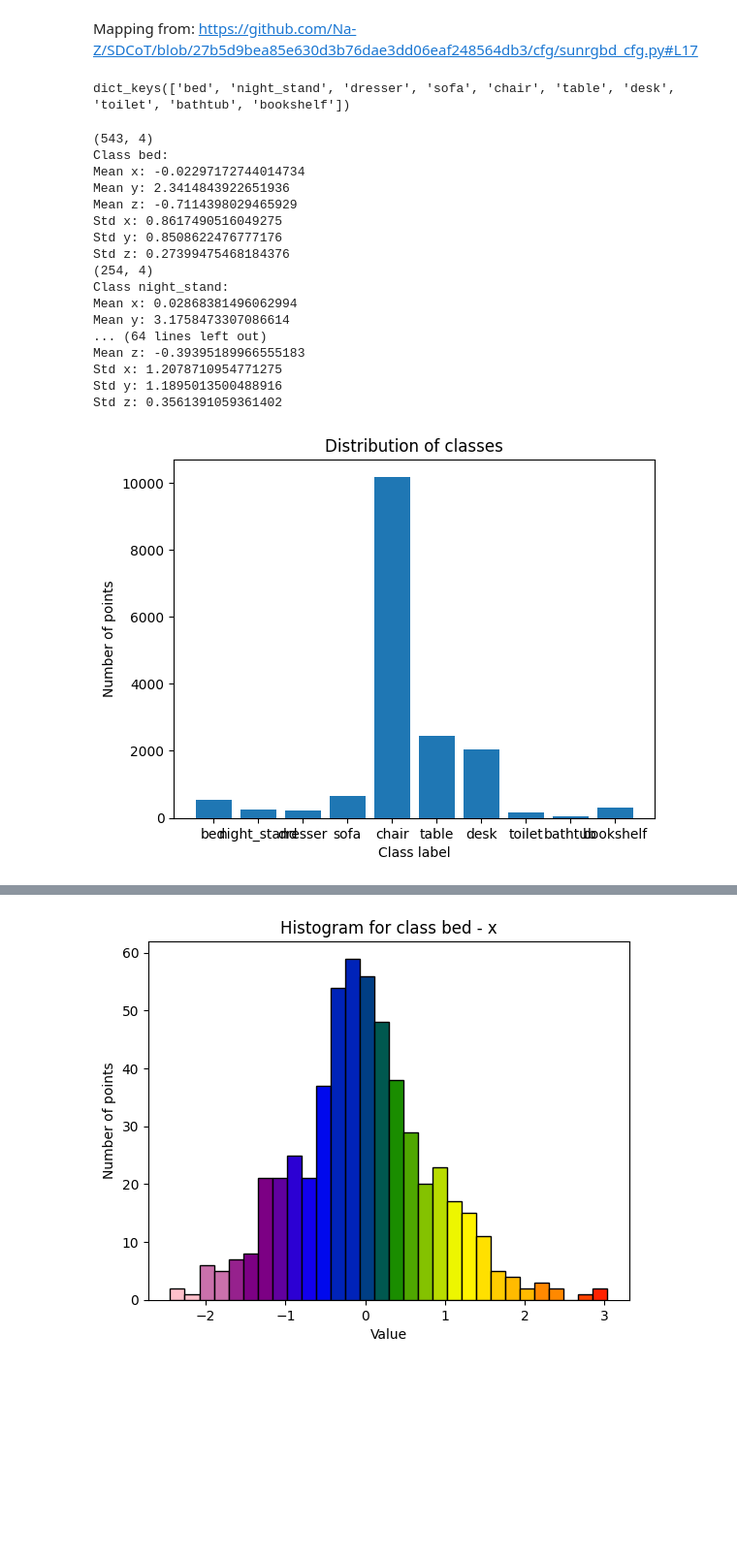
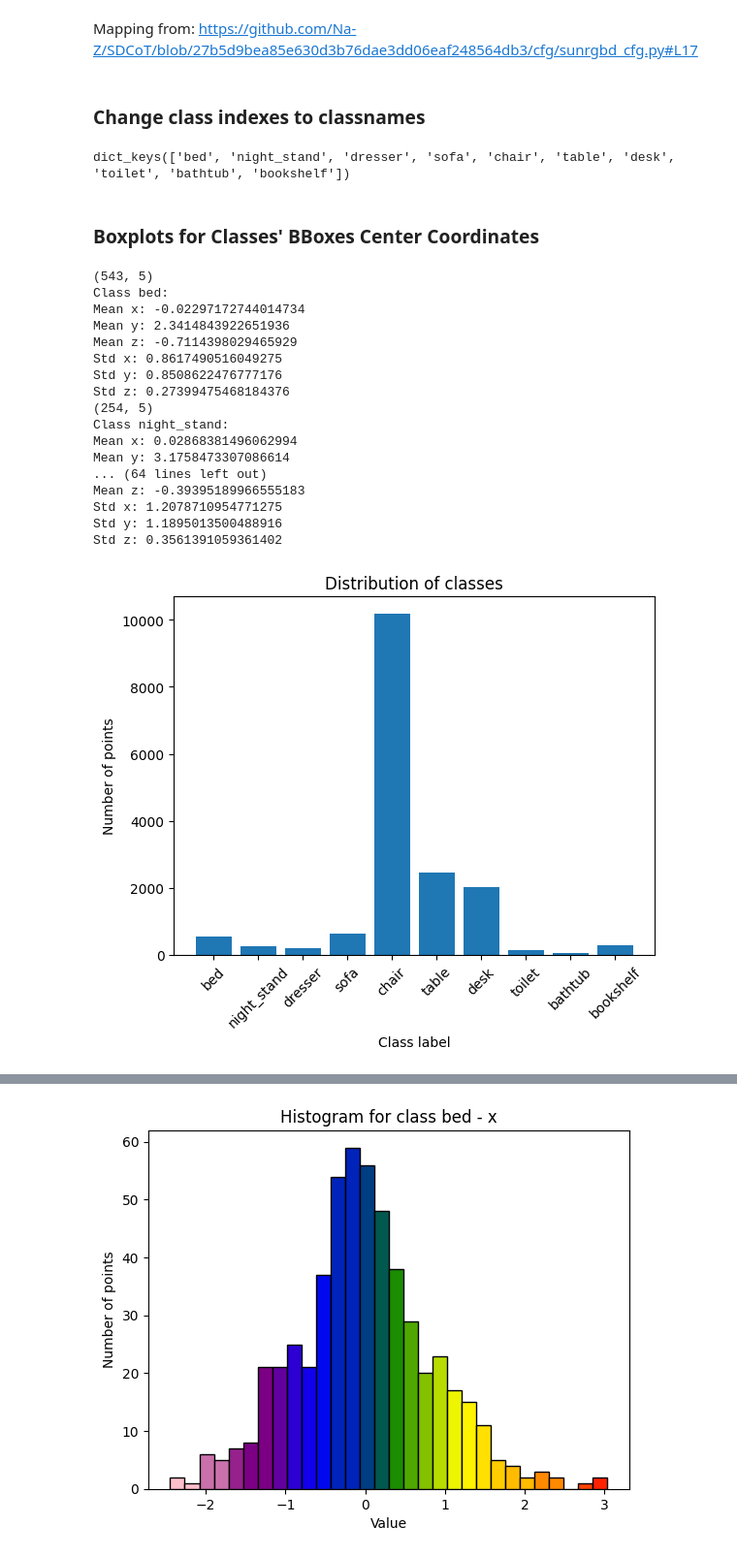
Before and after one commit to ZhiZhangT/3DResearch, a Jupyter notebook: valdata_sunrgb_data_analysis .ipynb, the cells around one changed output, grey strips where cells are left out. Shown at 97% size. Drawn from its saved outputs; the diff is of its cells as text; code cells hidden in the pictures; blank space fills up the shorter version.

```diff
--- a/valdata_sunrgb_data_analysis .ipynb
+++ b/valdata_sunrgb_data_analysis .ipynb
@@ -67,6 +67,7 @@ The six features in each point could represent various data depending on the con
 # %%
 # Import module
 import os
+import numpy as np
 
 # Assign directory
 directory = r"sunrgbd_v1_pc_bbox_50k_val"
@@ -81,19 +82,16 @@ def load_data(directory):
             data = np.load(os.path.join(directory, name))
             # print(f"{name}: shape: ", data.shape)
 
-            if "103" in name:
-                print(name)
-                print(data)
-
             # Iterate through rows of the numpy array
             for row in data:
                 # Get the class label
                 class_label = row[-1]
-                # print(class_label)
+
+                # Include the filename, x, y, z, and class label
                 if class_label in class_dict:
-                    class_dict[class_label].append(np.take(row, [0,1,2,7]))
+                    class_dict[class_label].append(np.concatenate((np.take(row, [0,1,2,7]), [name])))
                 else:
-                    class_dict[class_label] = [np.take(row, [0,1,2,7])]
+                    class_dict[class_label] = [np.concatenate((np.take(row, [0,1,2,7]), [name]))]
 
     return class_dict
 
@@ -101,4 +99,5 @@ class_dict = load_data(directory)
 
 print(class_dict.keys())
 print(len(class_dict.keys()))
+print(class_dict[0][0])
 # %% [output]
@@ -123,6 +108,8 @@ dict_keys([1.0, 6.0, 5.0, 7.0, 3.0, 8.0, 4.0, 9.0, 0.0, 2.0])
 ## Plotting coordinates distributions
 # %% [markdown]
 Mapping from: https://github.com/Na-Z/SDCoT/blob/27b5d9bea85e630d3b76dae3dd06eaf248564db3/cfg/sunrgbd_cfg.py#L17
+# %% [markdown]
+### Change class indexes to classnames
 # %%
 LABELS = ['bathtub', 'bed', 'bookshelf', 'chair', 'desk', 'dresser', 'night_stand', 'sofa', 'table', 'toilet']
 
@@ -133,9 +120,12 @@ class_dict = {LABELS[int(k)]: v for k, v in class_dict.items()}
 print(class_dict.keys())
 # %% [output]
 dict_keys(['bed', 'night_stand', 'dresser', 'sofa', 'chair', 'table', 'desk', 'toilet', 'bathtub', 'bookshelf'])
+# %% [markdown]
+### Boxplots for Classes' BBoxes Center Coordinates
 # %%
 # Plot the distribution of the classes
 plt.bar(class_dict.keys(), [len(class_dict[key]) for key in class_dict.keys()])
+plt.xticks(rotation=45)
 plt.xlabel('Class label')
 plt.ylabel('Number of points')
 plt.title('Distribution of classes')
@@ -148,9 +138,10 @@ def analyze_classdict(class_dict):
         array = np.array(data)
         print(array.shape)
 
-        x = array[:, 0]
-        y = array[:, 1]
-        z = array[:, 2]
+        numeric_data = array[:, :3].astype(float)
+        x = numeric_data[:, 0]
+        y = numeric_data[:, 1]
+        z = numeric_data[:, 2]
 
         # Calculate the mean and standard deviation for each axis
         print(f"Class {key}:")
@@ -160,36 +151,37 @@ def analyze_classdict(class_dict):
         print(f"Std x: {np.std(x)}")
         print(f"Std y: {np.std(y)}")
         print(f"Std z: {np.std(z)}")
 
         # Plot individual boxplots for each class and each axis (x, y, z)
         plt.figure()
         plt.boxplot([x, y, z])
         plt.title(f'Boxplot for class {key}')
         plt.xlabel('Axis')
         plt.ylabel('Value')
+        plt.xticks([1, 2, 3], ['x', 'y', 'z'])  # Set custom x-axis labels
 
     plt.show()
 
 analyze_classdict(class_dict)
 # %% [output]
-(543, 4)
+(543, 5)
 Class bed:
 Mean x: -0.02297172744014734
 Mean y: 2.3414843922651936
 Mean z: -0.7114398029465929
 Std x: 0.8617490516049275
 Std y: 0.8508622476777176
 Std z: 0.27399475468184376
-(254, 4)
+(254, 5)
 Class night_stand:
 Mean x: 0.02868381496062994
 Mean y: 3.1758473307086614
 ... (64 lines left out)
 Mean z: -0.39395189966555183
 Std x: 1.2078710954771275
 Std y: 1.1895013500488916
 Std z: 0.3561391059361402
-[figure, old version]
+[figure, new version]
 [figure]
 [figure]
 [figure]
```
Also changed, not shown: parts of 4 cells of this notebook, 4 other files.
